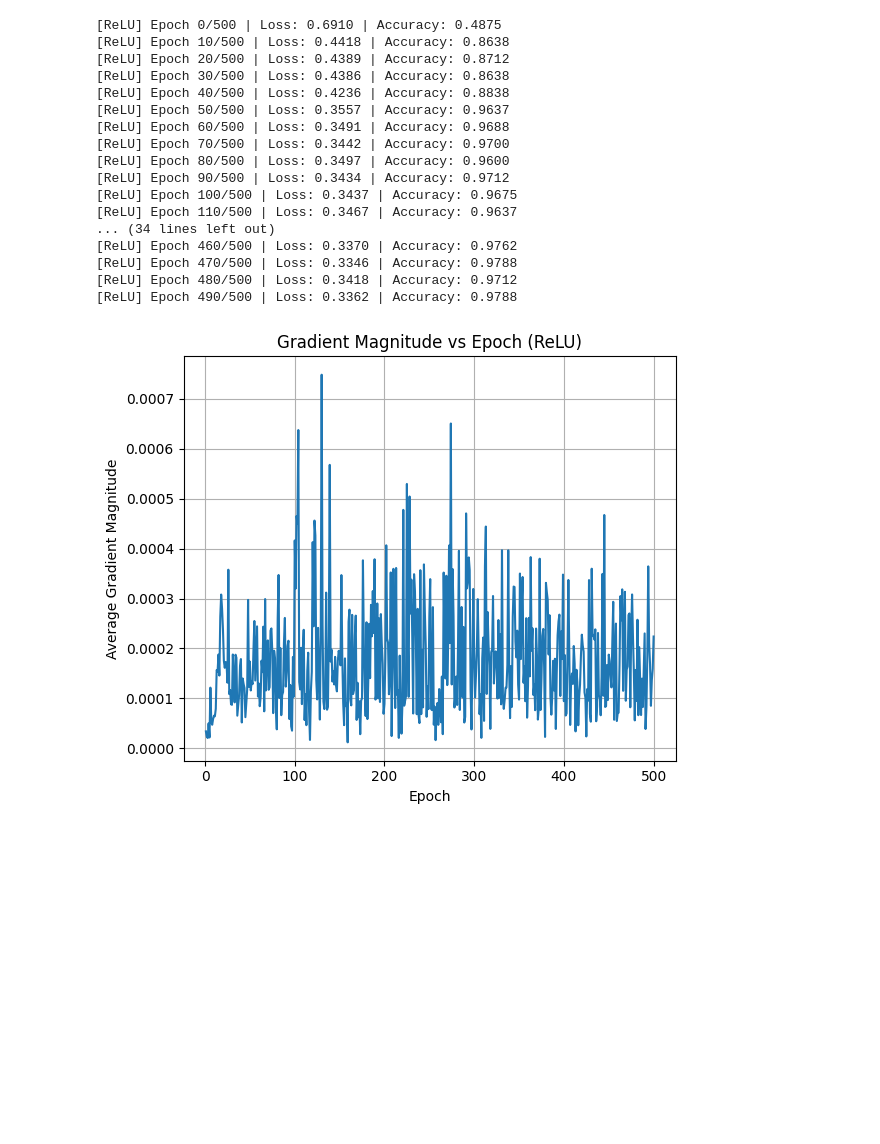
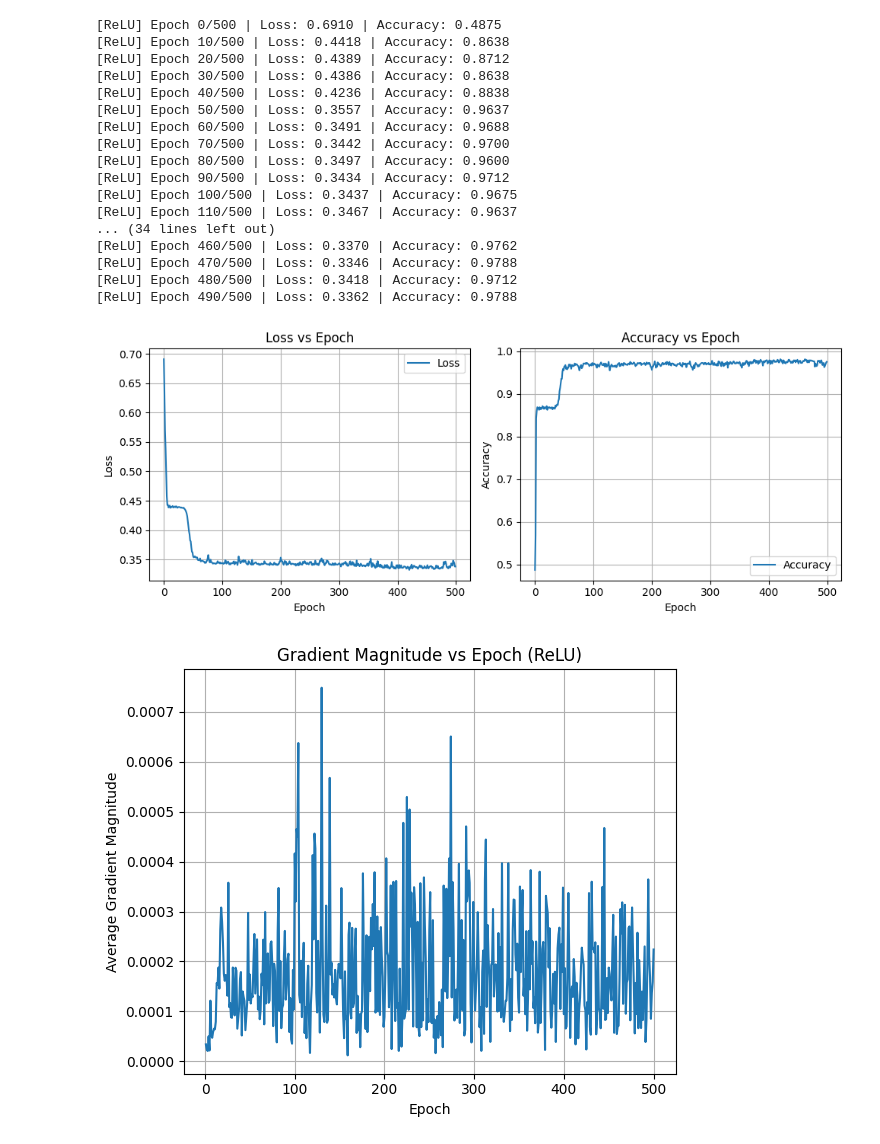
Before and after one commit to seongmin0215/2025-1_CV, a Jupyter notebook: 컴퓨터비전HW3_조성민.ipynb, the cells around one changed output. Drawn from its saved outputs; the diff is of its cells as text; code cells hidden in the pictures; blank space fills up the shorter version.

```diff
--- a/컴퓨터비전HW3_조성민.ipynb
+++ b/컴퓨터비전HW3_조성민.ipynb
@@ -636,6 +636,33 @@ with torch.no_grad():  # gradient 계산 없이 속도 향상
 [ReLU] Epoch 470/500 | Loss: 0.3346 | Accuracy: 0.9788
 [ReLU] Epoch 480/500 | Loss: 0.3418 | Accuracy: 0.9712
 [ReLU] Epoch 490/500 | Loss: 0.3362 | Accuracy: 0.9788
+# %%
+import matplotlib.pyplot as plt
+
+plt.figure(figsize=(10, 4))
+
+# 왼쪽: Loss
+plt.subplot(1, 2, 1)
+plt.plot(relu_loss_list, label='Loss')
+plt.title('Loss vs Epoch')
+plt.xlabel('Epoch')
+plt.ylabel('Loss')
+plt.legend()
+plt.grid(True)
+
+# 오른쪽: Accuracy
+plt.subplot(1, 2, 2)
+plt.plot(relu_acc_list, label='Accuracy')
+plt.title('Accuracy vs Epoch')
+plt.xlabel('Epoch')
+plt.ylabel('Accuracy')
+plt.legend()
+plt.grid(True)
+
+plt.tight_layout()
+plt.show()
+# %% [output]
+[figure, added]
 # %%
 #gradient 시각화
 plt.figure(figsize=(6, 5))
```
